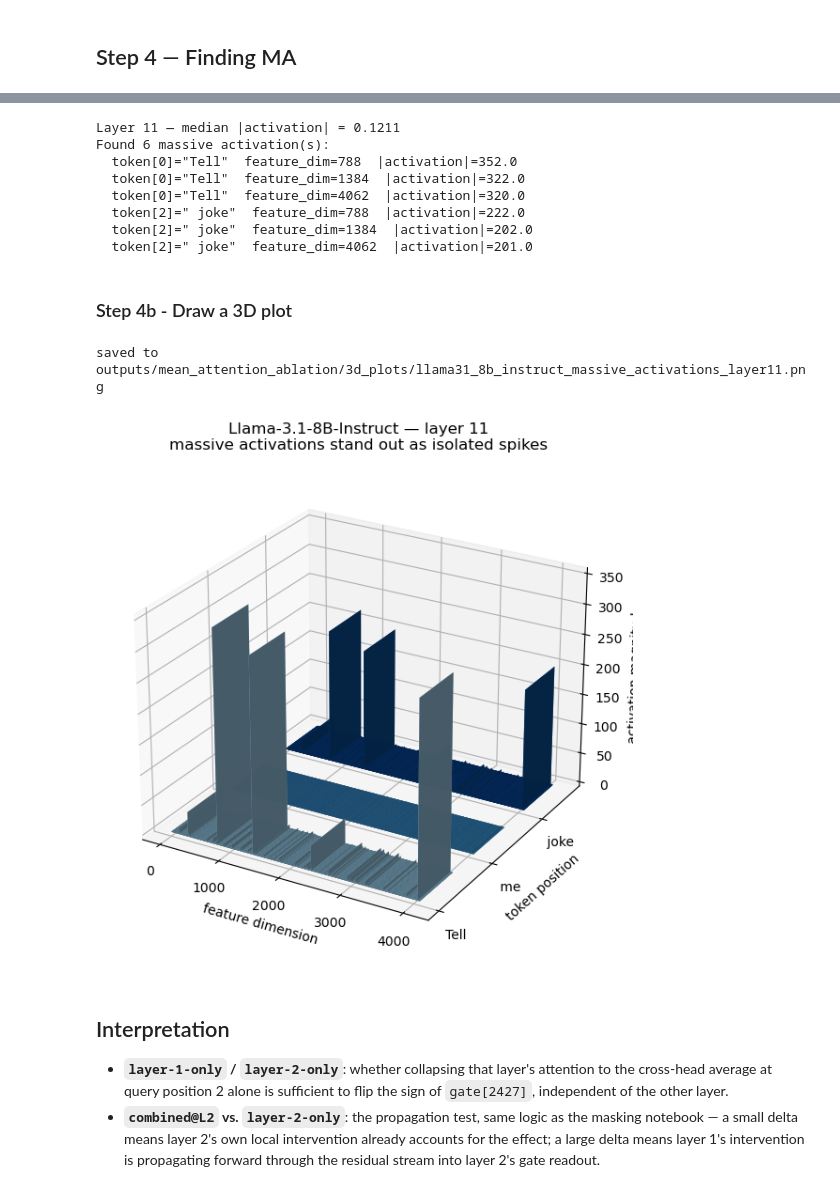
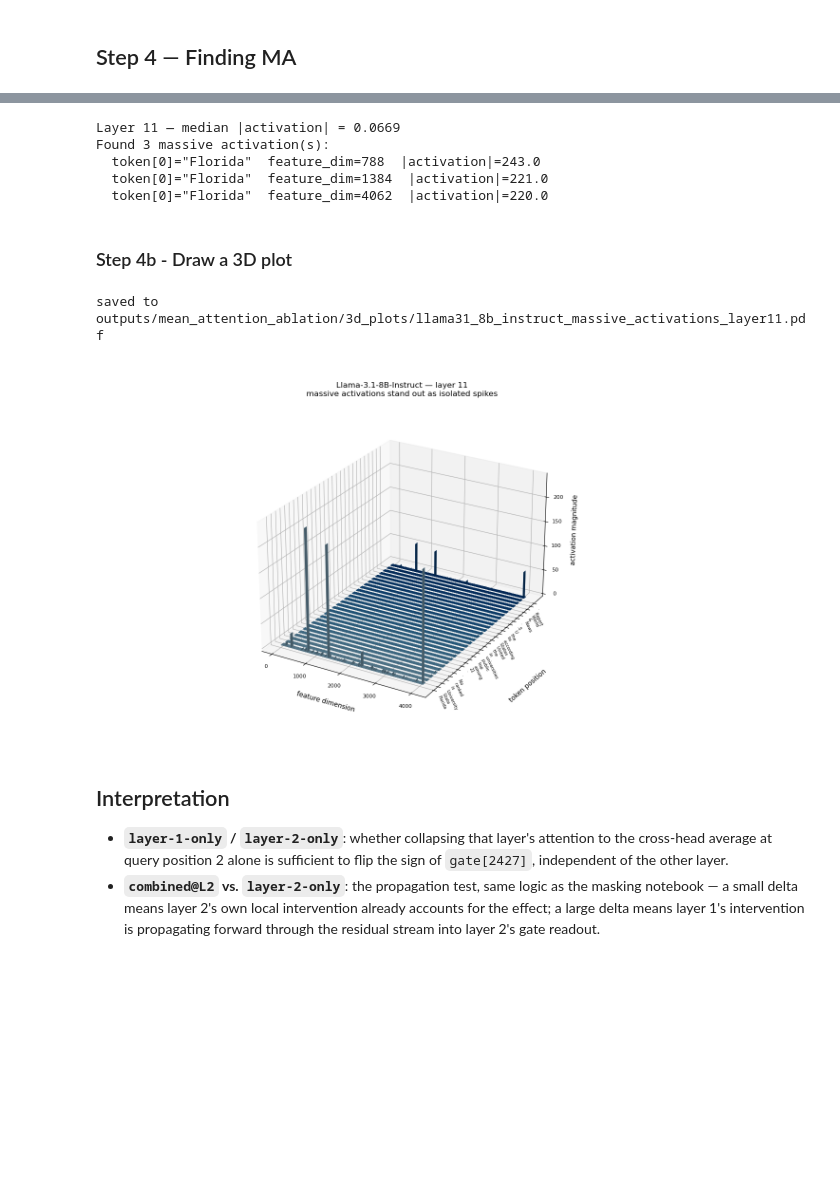
Before and after one commit to sbamit/Geometric-Auditing-Framework, a Jupyter notebook: layer_1_and_2_mean_attention_ablation.ipynb, the cells around one changed output, grey strips where cells are left out. Cells and saved outputs as stored; diff of their text form; code cells hidden in the pictures; blank space fills up the shorter version.

```diff
--- a/layer_1_and_2_mean_attention_ablation.ipynb
+++ b/layer_1_and_2_mean_attention_ablation.ipynb
@@ -82,12 +81,19 @@ Same convention as the masking notebook: `add_special_tokens=False` with an expl
 BOS check. `QUERY_POS = 2` requires the sequence to have at least 3 tokens; here we use
 exactly 3, matching "three tokens [0, 1, 2] in total."
 # %%
-PROMPT = "Tell me joke"  # placeholder -- replace with a real 3-token example
+# PROMPT = "Tell me joke"  # placeholder -- replace with a real 3-token example
+PROMPT = ("Florida State University is ranked No. 21 among top public universities "
+          "in the United States according to the U.S. News & World Report.")
 
 BOS_ID = tokenizer.bos_token_id
 ids = tokenizer.encode(PROMPT, add_special_tokens=False)
 assert ids[0] != BOS_ID, "First token unexpectedly matches BOS id -- check tokenizer/prompt"
-assert len(ids) == 3, f"Expected exactly 3 tokens, got {len(ids)}: {ids}. Adjust PROMPT."
+# assert len(ids) == 3, f"Expected exactly 3 tokens, got {len(ids)}: {ids}. Adjust PROMPT."
+
+QUERY_POS = len(ids)-1 # Variable now
+KEY_POSITIONS = [i for i in range(0, QUERY_POS + 1)]   # replace ALL of them with their per-head mean
+
+
 
 input_ids = torch.tensor([ids], device=DEVICE)
 tokens_decoded = [tokenizer.decode([t]) for t in ids]
@@ -481,5 +487,5 @@ Layer with largest top-1 |activation|: 11 (value=352.0, median=0.121, ratio=2907
 # %%
- def find_massive_activations(h, abs_thresh=100.0, ratio_thresh=1000.0):
+def find_massive_activations(h, abs_thresh=100.0, ratio_thresh=1000.0):
     """h: (T, d) tensor for a single layer. Returns list of (token_idx, feat_idx, value)."""
     feat_abs = h.float().abs()
     med = feat_abs.median().item()
@@ -498,24 +504,30 @@ print(f"Found {len(mas)} massive activation(s):")
 for t, i, v in mas:
     print(f"  token[{t}]=\"{tokens_decoded[t]}\"  feature_dim={i}  |activation|={v:.1f}")
 # %% [output]
-Layer 11 — median |activation| = 0.1211
-Found 6 massive activation(s):
-  token[0]="Tell"  feature_dim=788  |activation|=352.0
-  token[0]="Tell"  feature_dim=1384  |activation|=322.0
-  token[0]="Tell"  feature_dim=4062  |activation|=320.0
-  token[2]=" joke"  feature_dim=788  |activation|=222.0
-  token[2]=" joke"  feature_dim=1384  |activation|=202.0
-  token[2]=" joke"  feature_dim=4062  |activation|=201.0
+Layer 11 — median |activation| = 0.0669
+Found 3 massive activation(s):
+  token[0]="Florida"  feature_dim=788  |activation|=243.0
+  token[0]="Florida"  feature_dim=1384  |activation|=221.0
+  token[0]="Florida"  feature_dim=4062  |activation|=220.0
 # %% [markdown]
 ### Step 4b - Draw a 3D plot
 # %%
-def plot_3d_feat(h, tokens_decoded, layer_id, model_name, savepath=None, elev=25, azim=-60):
+# Jupyter's inline backend renders with bbox_inches="tight", and matplotlib's 3d
+# axes deliberately leave their axis labels out of that measurement
+# (Axis3D.get_tightbbox is always called with for_layout_only=True), so the
+# right-hand "activation magnitude" label gets sliced off. Turn the crop off.
+%config InlineBackend.print_figure_kwargs = {'bbox_inches': None}
+
+def plot_3d_feat(h, tokens_decoded, layer_id, model_name, savepath=None, elev=25, azim=-60,
+                 tick_fontsize=None, tick_rotation=-65):
     """h: (T, d) tensor (already moved to CPU, float)."""
     feat_abs = h.float().abs().cpu().numpy()
     T, d = feat_abs.shape
 
-    fig = plt.figure(figsize=(11, 7))
+    fig = plt.figure(figsize=(15, 8))
     ax = fig.add_subplot(111, projection="3d")
+    # stretch the token axis so the per-token labels get more room on screen
+    ax.set_box_aspect((1.0, 1.35, 0.75))
 
     xs = np.arange(d)
     dx = np.ones(d) * 1.0
@@ -523,42 +535,58 @@ def plot_3d_feat(h, tokens_decoded, layer_id, model_name, savepath=None, elev=25
 
     colors = plt.cm.Blues(np.linspace(0.4, 0.9, T))
 
     for t in range(T):
         ys = np.full(d, t)
         zs = np.zeros(d)
         dz = feat_abs[t]
         ax.bar3d(xs, ys, zs, dx, dy, dz, color=colors[t], shade=True, edgecolor="none", alpha=0.9)
 
-    ax.set_xlabel("feature dimension")
-    ax.set_ylabel("token position")
-    ax.set_zlabel("activation magnitude")
+    ax.set_xlabel("feature dimension", labelpad=10)
+    ax.set_ylabel("token position", labelpad=44)
+    ax.set_zlabel("activation magnitude", labelpad=8)
+
+    # token labels: shrink the font as the sequence grows and slant them roughly
+    # perpendicular to the token axis so neighbours no longer overlap
+    if tick_fontsize is None:
+        tick_fontsize = max(4.0, min(7.5, 180.0 / max(T, 1)))
+    tick_labels = []
+    for tok in tokens_decoded:
+        lbl = tok.replace("\n", "\\n").replace("\t", "\\t")
+        tick_labels.append(lbl if lbl.strip() else "\u00b7")
+
     ax.set_yticks(np.arange(T))
-    ax.set_yticklabels(tokens_decoded)
+    ax.set_yticklabels(tick_labels, fontsize=tick_fontsize, rotation=tick_rotation,
+                       ha="left", va="center", rotation_mode="anchor")
+    ax.tick_params(axis="y", pad=0.0)
+    ax.tick_params(axis="x", labelsize=8)
+    ax.tick_params(axis="z", labelsize=8)
     ax.set_title(f"{model_name} — layer {layer_id}\nmassive activations stand out as isolated spikes")
     ax.view_init(elev=elev, azim=azim)
 
-    plt.tight_layout()
+    # tight_layout cannot measure 3d axis labels, so reserve the margins by hand
+    fig.subplots_adjust(left=0.0, right=0.86, bottom=0.03, top=0.90)
     if savepath is not None:
-        plt.savefig(savepath, dpi=200, bbox_inches="tight")
+        # no bbox_inches="tight": it cannot measure the 3d axis labels and crops them
+        plt.savefig(savepath, dpi=200)
         print(f"saved to {savepath}")
     plt.show()
 
 
 OUTPUT_DIR_3D = f"{OUTPUT_DIR}/3d_plots"
 os.makedirs(OUTPUT_DIR_3D, exist_ok=True)
-filename = "llama31_8b_instruct_massive_activations_layer%d.png" % LAYER_ID
+filename = "llama31_8b_instruct_massive_activations_layer%d.pdf" % LAYER_ID
 full_path = os.path.join(OUTPUT_DIR_3D, filename)
 
 plot_3d_feat(
     h_l.cpu(),
     tokens_decoded,
     LAYER_ID,
     "Llama-3.1-8B-Instruct",
     savepath=full_path,
 )
 # %% [output]
-saved to outputs/mean_attention_ablation/3d_plots/llama31_8b_instruct_massive_activations_layer11.png
+saved to outputs/mean_attention_ablation/3d_plots/llama31_8b_instruct_massive_activations_layer11.pdf
-[figure, old version]
+[figure, new version]
 # %% [markdown]
 ## Interpretation
 
```
Also changed, not shown: parts of 7 cells of this notebook, 8 other files.
